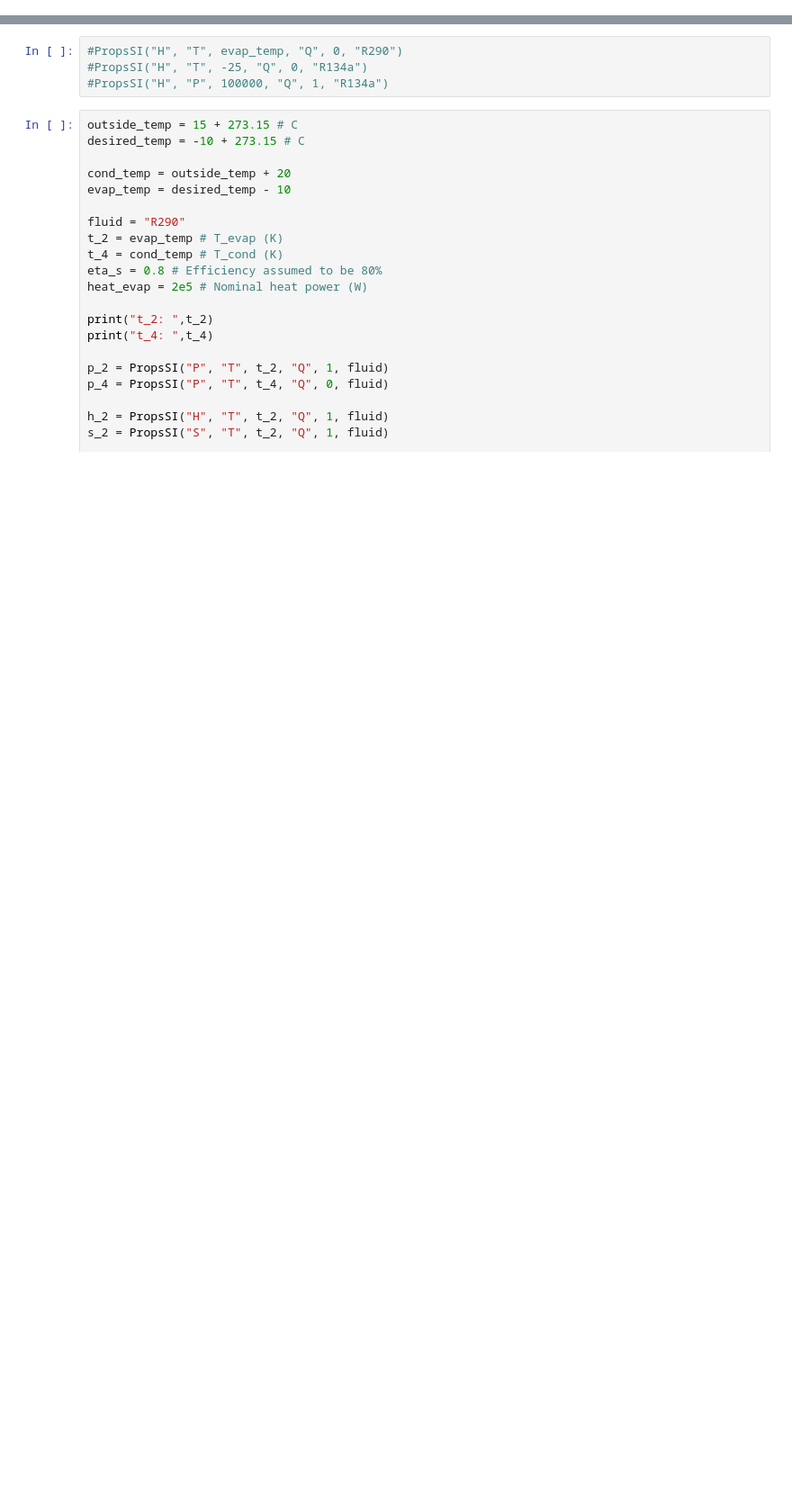
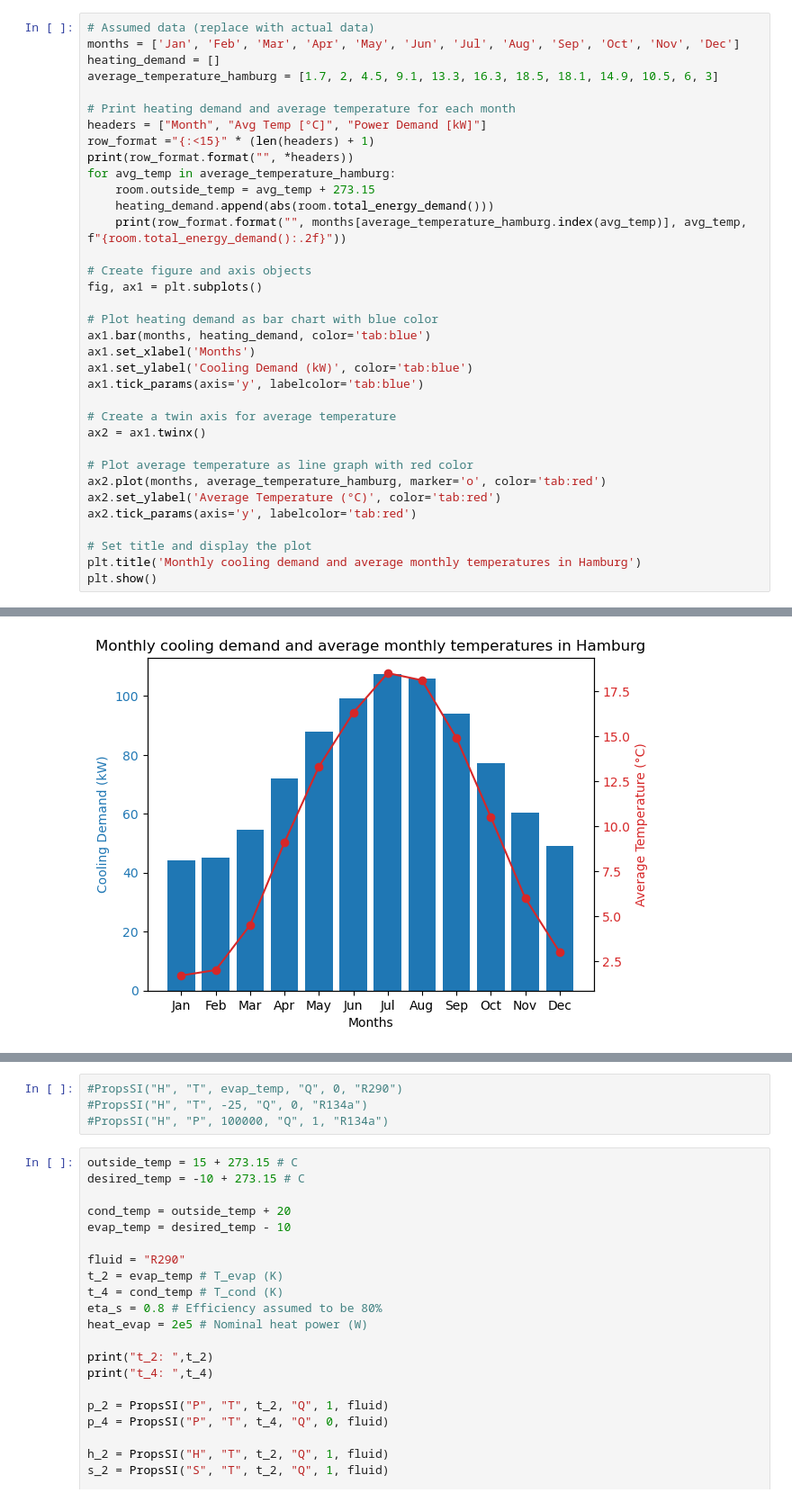
Before and after one commit to boujuan/Renewable_Energy_Heat, a Jupyter notebook: Scratchpad.ipynb, the cells around one changed output, grey strips where cells are left out. Shown: that part at 90% size. Saved outputs shown, nothing was run; the diff lists cells and outputs as text; blank space fills up the shorter version.

Commit message:
heating demand and average temperature for each month in hamburg method added.

```diff
--- a/Scratchpad.ipynb
+++ b/Scratchpad.ipynb
@@ -47,0 +52,36 @@ print(f"Heat power demand: {room.total_energy_demand():.2f} kW")
+# %%
+# Assumed data (replace with actual data)
+months = ['Jan', 'Feb', 'Mar', 'Apr', 'May', 'Jun', 'Jul', 'Aug', 'Sep', 'Oct', 'Nov', 'Dec']
+heating_demand = []
+average_temperature_hamburg = [1.7, 2, 4.5, 9.1, 13.3, 16.3, 18.5, 18.1, 14.9, 10.5, 6, 3]
+
+# Print heating demand and average temperature for each month
+headers = ["Month", "Avg Temp [°C]", "Power Demand [kW]"]
+row_format ="{:<15}" * (len(headers) + 1)
+print(row_format.format("", *headers))
+for avg_temp in average_temperature_hamburg:
+    room.outside_temp = avg_temp + 273.15
+    heating_demand.append(abs(room.total_energy_demand()))
+    print(row_format.format("", months[average_temperature_hamburg.index(avg_temp)], avg_temp, f"{room.total_energy_demand():.2f}"))
+
+# Create figure and axis objects
+fig, ax1 = plt.subplots()
+
+# Plot heating demand as bar chart with blue color
+ax1.bar(months, heating_demand, color='tab:blue')
+ax1.set_xlabel('Months')
+ax1.set_ylabel('Cooling Demand (kW)', color='tab:blue')
+ax1.tick_params(axis='y', labelcolor='tab:blue')
+
+# Create a twin axis for average temperature
+ax2 = ax1.twinx()
+
+# Plot average temperature as line graph with red color
+ax2.plot(months, average_temperature_hamburg, marker='o', color='tab:red')
+ax2.set_ylabel('Average Temperature (°C)', color='tab:red')
+ax2.tick_params(axis='y', labelcolor='tab:red')
+
+# Set title and display the plot
+plt.title('Monthly cooling demand and average monthly temperatures in Hamburg')
+plt.show()
+# %% [output]
@@ -47,0 +101 @@ print(f"Heat power demand: {room.total_energy_demand():.2f} kW")
+[figure, added]
```
Also changed, not shown: parts of 9 cells of this notebook.
